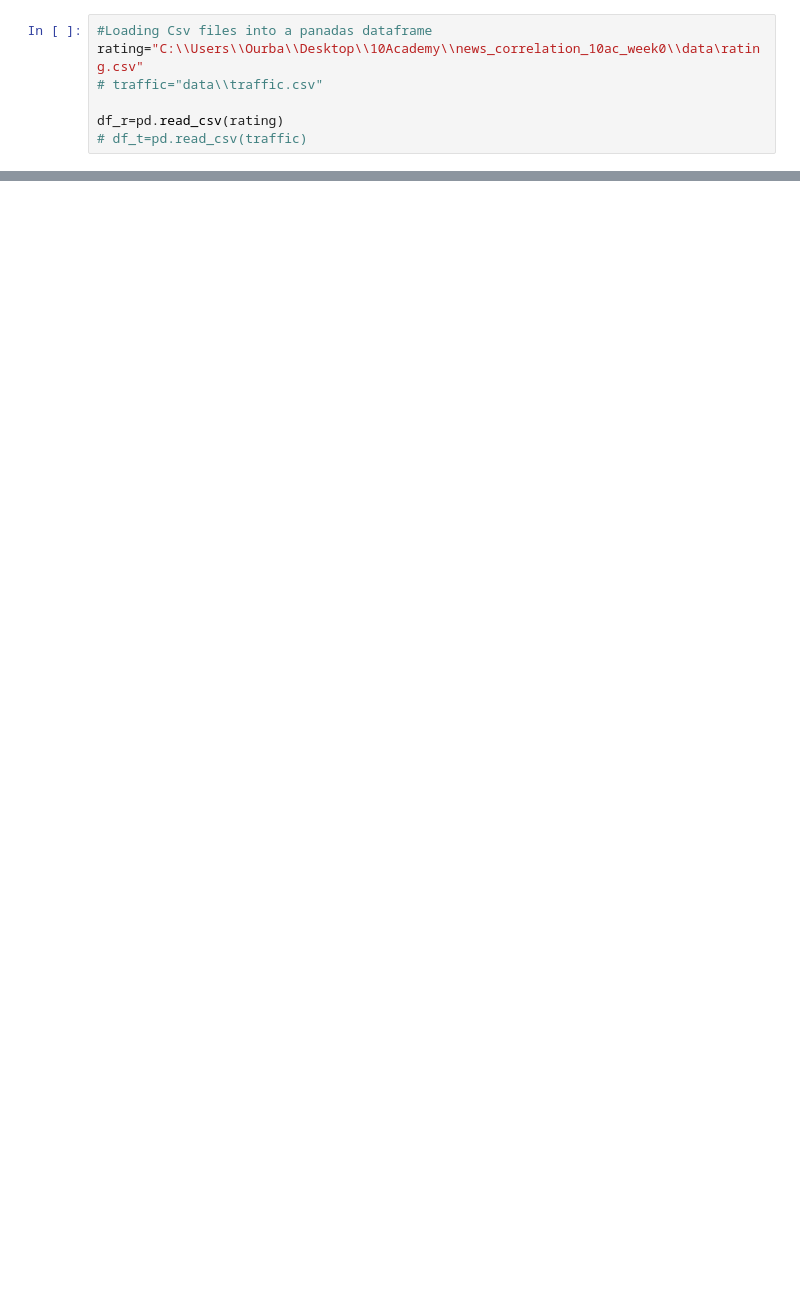
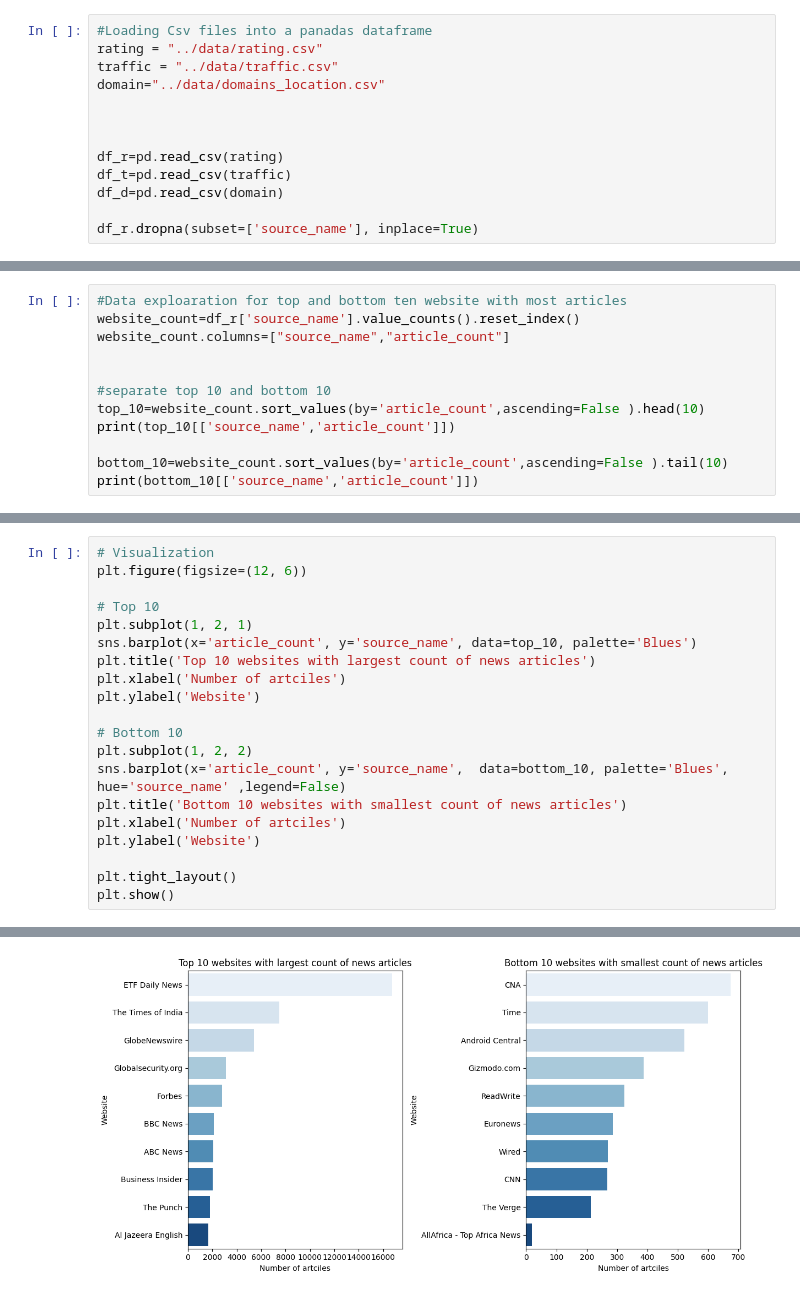
Before and after one commit to samsoneul/news_correlation_10ac_week0, a Jupyter notebook: notebooks/news_correlation.ipynb, the cells around one changed output, grey strips where cells are left out. Drawn from its saved outputs; the diff is of its cells as text; blank space fills up the shorter version.

Commit message:
visitor traffic query done

```diff
--- a/notebooks/news_correlation.ipynb
+++ b/notebooks/news_correlation.ipynb
@@ -7,7 +9,13 @@ Matplotlib is building the font cache; this may take a moment.
 # %%
 #Loading Csv files into a panadas dataframe
-rating="C:\\Users\\Ourba\\Desktop\\10Academy\\news_correlation_10ac_week0\\data\rating.csv"
-# traffic="data\\traffic.csv"
+rating = "../data/rating.csv"
+traffic = "../data/traffic.csv"
+domain="../data/domains_location.csv"
+
+
 
 df_r=pd.read_csv(rating)
-# df_t=pd.read_csv(traffic)
+df_t=pd.read_csv(traffic)
+df_d=pd.read_csv(domain)
+
+df_r.dropna(subset=['source_name'], inplace=True)
@@ -18,0 +43,12 @@ print(df_t.head())
+# %%
+#Data exploaration for top and bottom ten website with most articles
+website_count=df_r['source_name'].value_counts().reset_index()
+website_count.columns=["source_name","article_count"]
+
+
+#separate top 10 and bottom 10
+top_10=website_count.sort_values(by='article_count',ascending=False ).head(10)
+print(top_10[['source_name','article_count']])
+
+bottom_10=website_count.sort_values(by='article_count',ascending=False ).tail(10)
+print(bottom_10[['source_name','article_count']])
@@ -18,0 +73,21 @@ print(df_t.head())
+# %%
+# Visualization
+plt.figure(figsize=(12, 6))
+
+# Top 10
+plt.subplot(1, 2, 1)
+sns.barplot(x='article_count', y='source_name', data=top_10, palette='Blues')
+plt.title('Top 10 websites with largest count of news articles')
+plt.xlabel('Number of artciles')
+plt.ylabel('Website')
+
+# Bottom 10
+plt.subplot(1, 2, 2)
+sns.barplot(x='article_count', y='source_name',  data=bottom_10, palette='Blues', hue='source_name' ,legend=False)
+plt.title('Bottom 10 websites with smallest count of news articles')
+plt.xlabel('Number of artciles')
+plt.ylabel('Website')
+
+plt.tight_layout()
+plt.show()
+# %% [output]
@@ -18,0 +97 @@ print(df_t.head())
+[figure, added]
```
Also changed, not shown: parts of 7 cells of this notebook.
